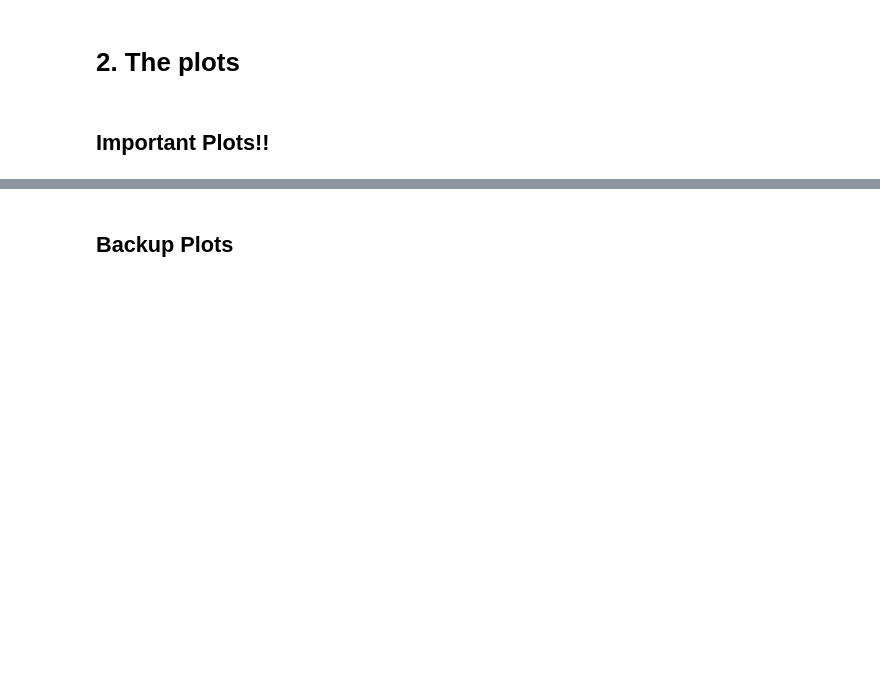
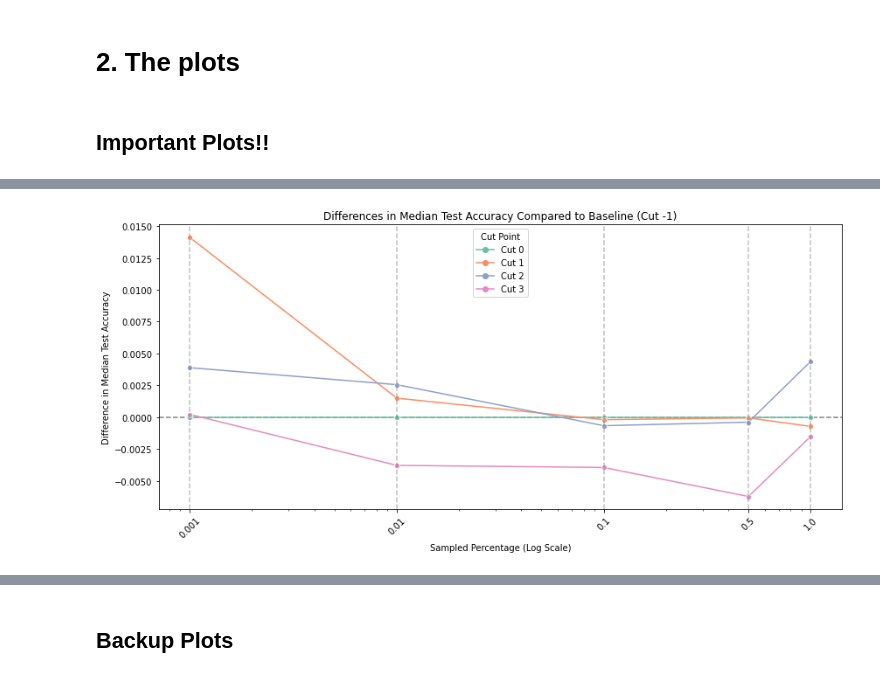
Before and after one commit to tusharmanekar/mp-tl-study, a Jupyter notebook: FashionMNIST/visualizations.ipynb, the cells around one changed output, grey strips where cells are left out. Saved outputs shown, nothing was run; the diff lists cells and outputs as text; code cells hidden in the pictures; blank space fills up the shorter version.

```diff
--- a/FashionMNIST/visualizations.ipynb
+++ b/FashionMNIST/visualizations.ipynb
@@ -120,3 +120,55 @@ plt.show()
+# %%
+import pandas as pd
+import matplotlib.pyplot as plt
+import seaborn as sns
+
+# Assuming df_combined is your original DataFrame
+
+# Grouping by sampled_percentage, sampled_cut_point and calculating medians
+medians_by_cut = df.groupby(['Percentage', 'Cut Point'])['Test Accuracy'].median().reset_index()
+
+# Pivoting the table for easier calculation of differences
+pivot_medians = medians_by_cut.pivot(index='Percentage', columns='Cut Point', values='Test Accuracy')
+
+# Identifying all unique cut points except for the baseline (-1)
+cut_points = [col for col in pivot_medians.columns if col != -1]
+
+# Calculating differences from baseline for each cut point
+for cut in cut_points:
+    pivot_medians[f'diff_cut_{cut}'] = pivot_medians[cut] - pivot_medians[-1]
+
+# Resetting index to make 'sampled_percentage' a column
+pivot_medians.reset_index(inplace=True)
+
+# Removing rows with NaN values in the new difference columns
+pivot_medians.dropna(subset=[f'diff_cut_{cut}' for cut in cut_points], inplace=True)
+
+# Plot setup
+plt.figure(figsize=(14, 6))
+palette = sns.color_palette("Set2", len(cut_points))  # Setting palette based on number of cut points
+plt.title('Differences in Median Test Accuracy Compared to Baseline (Cut -1)')
+plt.xlabel('Sampled Percentage (Log Scale)')
+plt.ylabel('Difference in Median Test Accuracy')
+plt.axhline(0, color='gray', linestyle='--')  # Reference line at zero
+
+# Plotting the differences for each cut
+for i, cut in enumerate(cut_points):
+    sns.lineplot(x='Percentage', y=f'diff_cut_{cut}', data=pivot_medians, marker='o', color=palette[i])
+
+# Adding vertical dashed lines for each sampled percentage
+for percentage in pivot_medians['Percentage'].unique():
+    plt.axvline(percentage, color='gray', linestyle='--', alpha=0.5)
+
+plt.xscale('log')
+plt.xticks(pivot_medians['Percentage'], labels=pivot_medians['Percentage'], rotation=45)
+
+# Custom legend
+legend_labels = [f'Cut {cut}' for cut in cut_points]
+plt.legend(title='Cut Point', labels=legend_labels, handles=[plt.Line2D([0], [0], color=palette[i], marker='o') for i in range(len(cut_points))])
+
+plt.show()
+# %% [output]
+[figure, added]
 # %%
 # Creating boxplots
 plt.figure(figsize=(12, 6))
```
Also changed, not shown: parts of 5 cells of this notebook, 10 other files.
